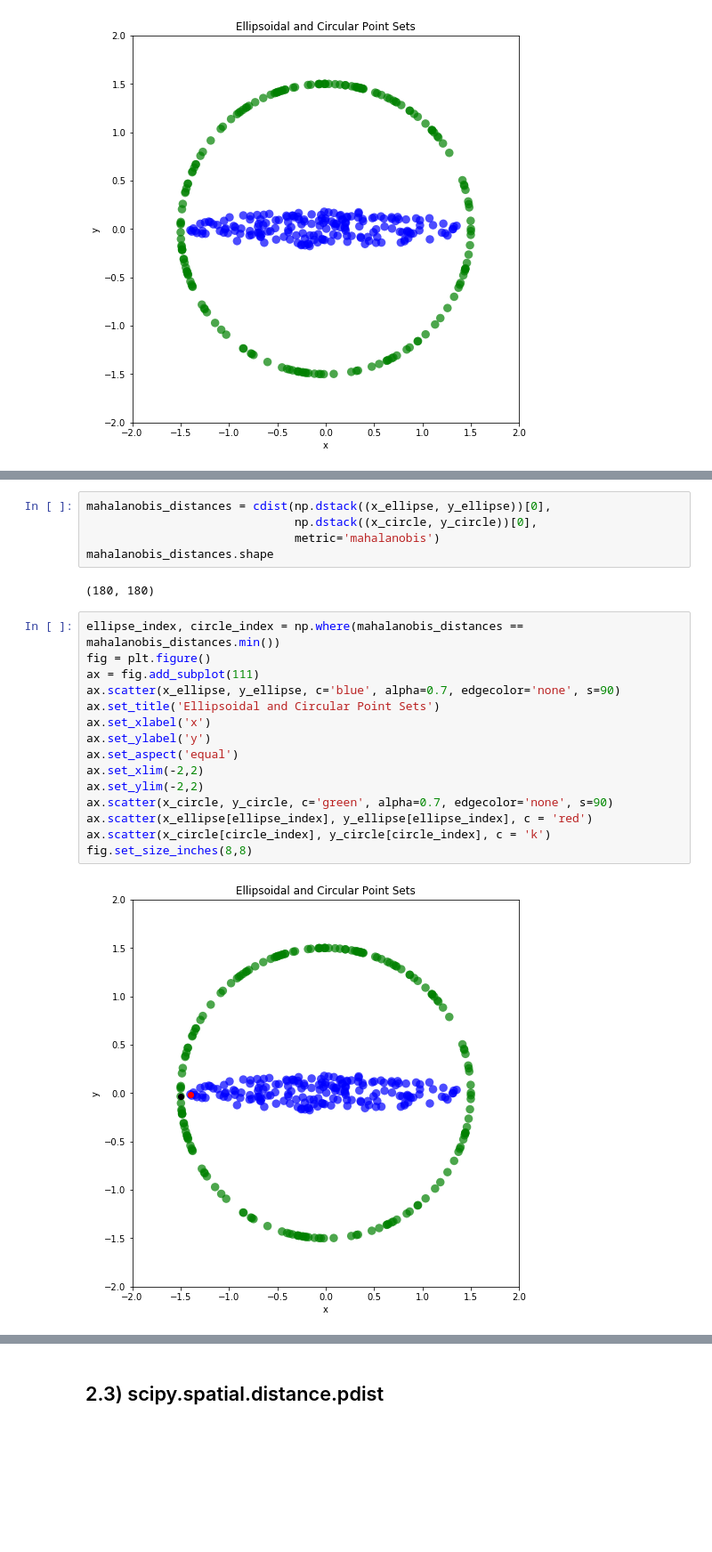
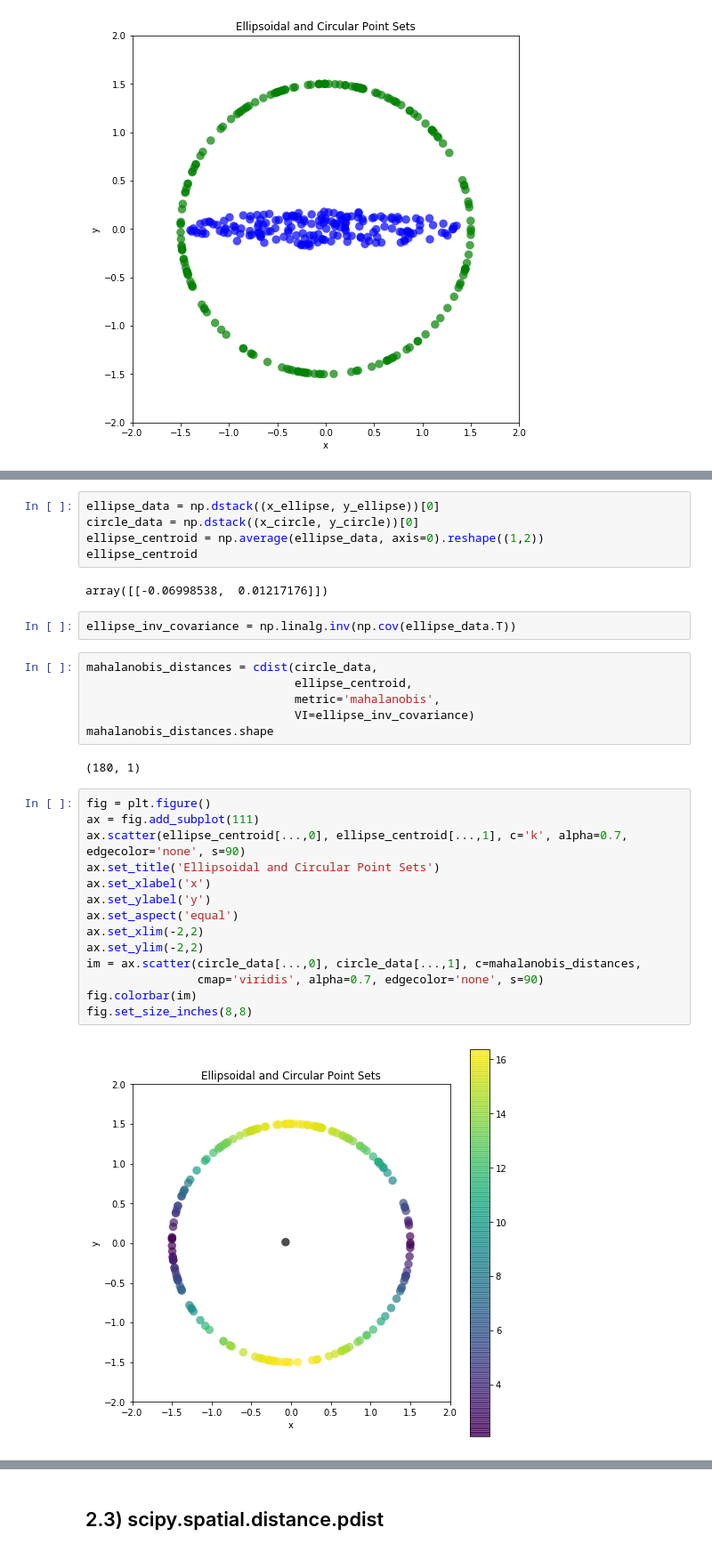
Before and after one commit to tylerjereddy/pycon-2017, a Jupyter notebook: mastering_scipy_spatial.ipynb, the cells around one changed output, grey strips where cells are left out. Shown at 89% size. Cells and saved outputs as stored; diff of their text form; blank space fills up the shorter version.

Commit message:
Vastly improved the clarity and correctness of the section on Mahalanobis distances.

```diff
--- a/mastering_scipy_spatial.ipynb
+++ b/mastering_scipy_spatial.ipynb
@@ -193,24 +193,33 @@ np.dstack((x_ellipse, y_ellipse))[0].shape
 # %%
-mahalanobis_distances = cdist(np.dstack((x_ellipse, y_ellipse))[0],
-                              np.dstack((x_circle, y_circle))[0],
-                              metric='mahalanobis')
-mahalanobis_distances.shape
+ellipse_data = np.dstack((x_ellipse, y_ellipse))[0]
+circle_data = np.dstack((x_circle, y_circle))[0]
+ellipse_centroid = np.average(ellipse_data, axis=0).reshape((1,2))
+ellipse_centroid
 # %% [output]
-(180, 180)
+array([[-0.06998538,  0.01217176]])
+# %%
+ellipse_inv_covariance = np.linalg.inv(np.cov(ellipse_data.T))
+# %%
+mahalanobis_distances = cdist(circle_data,
+                              ellipse_centroid,
+                              metric='mahalanobis',
+                              VI=ellipse_inv_covariance)
+mahalanobis_distances.shape
+# %% [output]
+(180, 1)
 # %%
-ellipse_index, circle_index = np.where(mahalanobis_distances == mahalanobis_distances.min())
 fig = plt.figure()
 ax = fig.add_subplot(111)
-ax.scatter(x_ellipse, y_ellipse, c='blue', alpha=0.7, edgecolor='none', s=90)
+ax.scatter(ellipse_centroid[...,0], ellipse_centroid[...,1], c='k', alpha=0.7, edgecolor='none', s=90)
 ax.set_title('Ellipsoidal and Circular Point Sets')
 ax.set_xlabel('x')
 ax.set_ylabel('y')
 ax.set_aspect('equal')
 ax.set_xlim(-2,2)
 ax.set_ylim(-2,2)
-ax.scatter(x_circle, y_circle, c='green', alpha=0.7, edgecolor='none', s=90)
-ax.scatter(x_ellipse[ellipse_index], y_ellipse[ellipse_index], c = 'red')
-ax.scatter(x_circle[circle_index], y_circle[circle_index], c = 'k')
+im = ax.scatter(circle_data[...,0], circle_data[...,1], c=mahalanobis_distances,
+                cmap='viridis', alpha=0.7, edgecolor='none', s=90)
+fig.colorbar(im)
 fig.set_size_inches(8,8)
 # %% [output]
-[figure, old version]
+[figure, new version]
```
Also changed, not shown: parts of 5 cells of this notebook.
